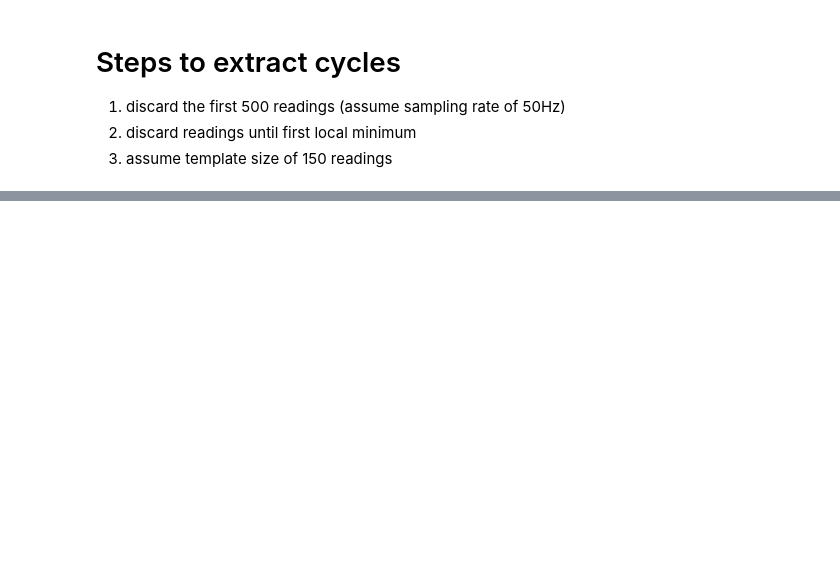
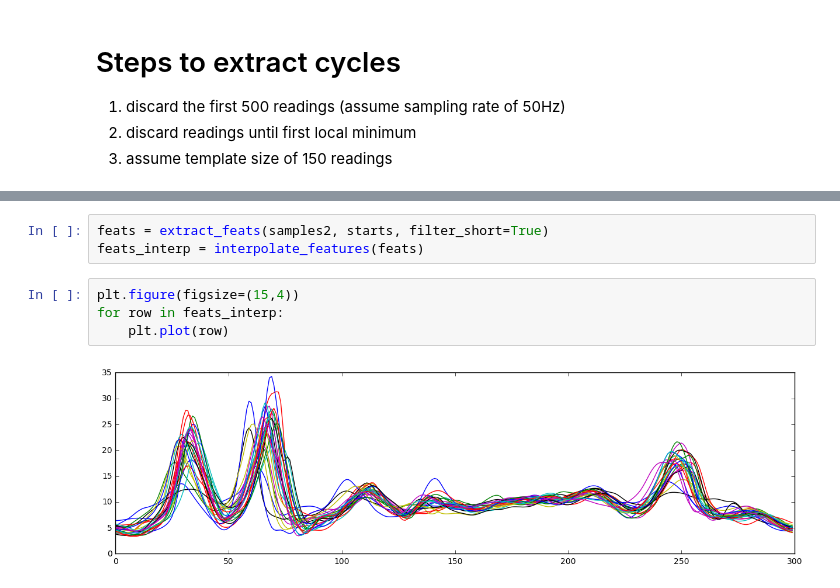
Before and after one commit to ms2666/INFO4120, a Jupyter notebook: playground.ipynb, the cells around one changed output, grey strips where cells are left out. Drawn from its saved outputs; the diff is of its cells as text; blank space fills up the shorter version.

```diff
--- a/playground.ipynb
+++ b/playground.ipynb
@@ -161,0 +199,9 @@ plot_steps(samples2, starts)
+# %%
+feats = extract_feats(samples2, starts, filter_short=True)
+feats_interp = interpolate_features(feats)
+# %%
+plt.figure(figsize=(15,4))
+for row in feats_interp:
+    plt.plot(row)
+# %% [output]
+[figure, added]
```
Also changed, not shown: parts of 17 cells of this notebook.
